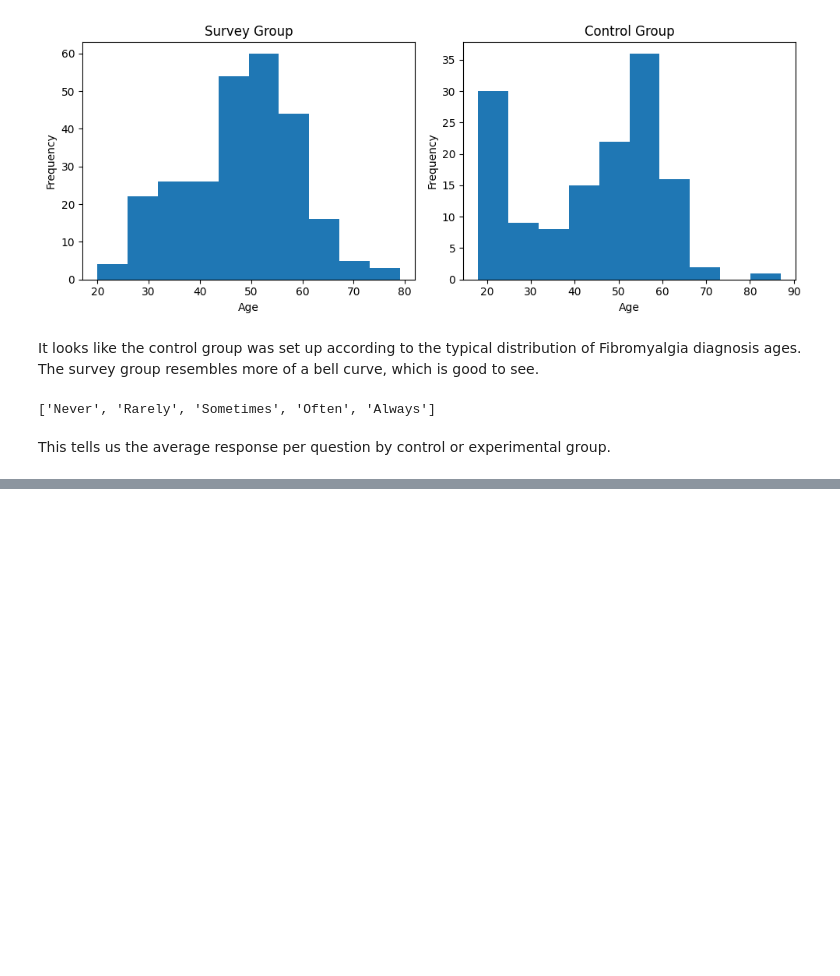
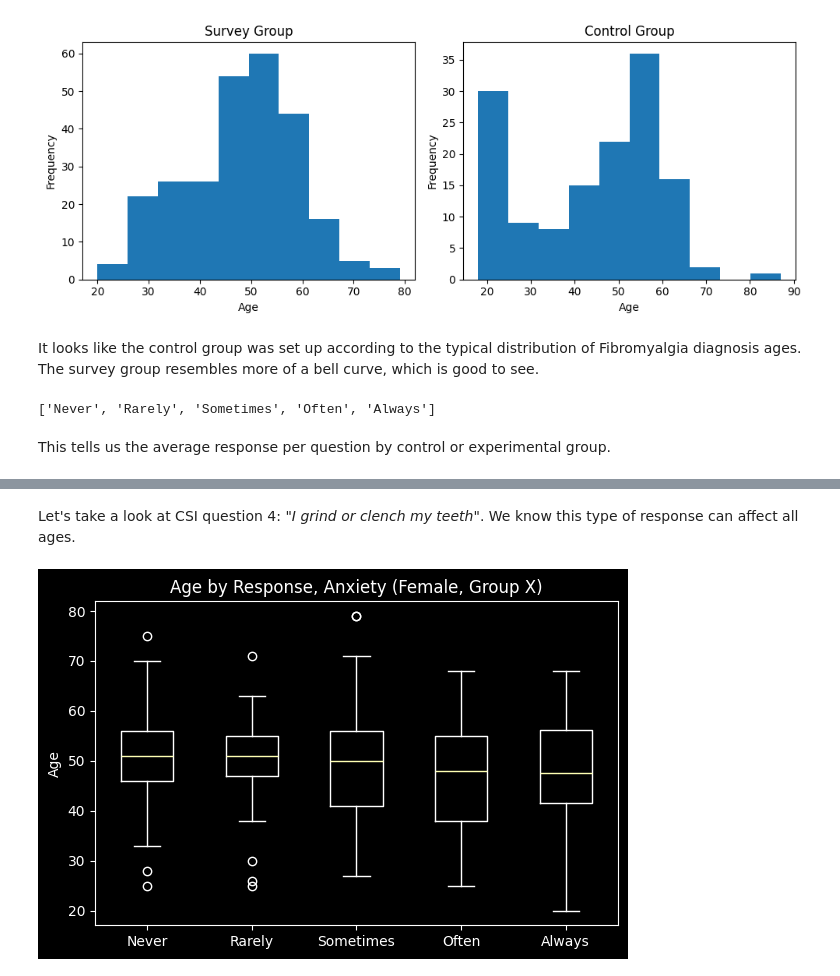
Before and after one commit to itstaylorham/Fibro-Analysis, a Jupyter notebook: FibroAnalysis.ipynb, the cells around one changed output, grey strips where cells are left out. Drawn from its saved outputs; the diff is of its cells as text; code cells hidden in the pictures; blank space fills up the shorter version.

```diff
--- a/FibroAnalysis.ipynb
+++ b/FibroAnalysis.ipynb
@@ -164,0 +140,13 @@ NameError: name 'questions' is not defined
+# %% [markdown]
+Let's take a look at CSI question 4: <i>"I grind or clench my teeth"</i>. We know this type of response can affect all ages.
+# %%
+age_data = [all_fibro[all_fibro['CSI4'] == i]['age'].dropna() for i in range(5)]
+
+fig, ax = plt.subplots(figsize=(6, 4))
+ax.boxplot(age_data, labels=labels)
+ax.set_ylabel('Age')
+ax.set_title('Age by Response, Anxiety (Female, Group X)')
+plt.tight_layout()
+plt.show()
+# %% [output]
+[figure, added]
```
Also changed, not shown: parts of 25 cells of this notebook, 2 other files.
